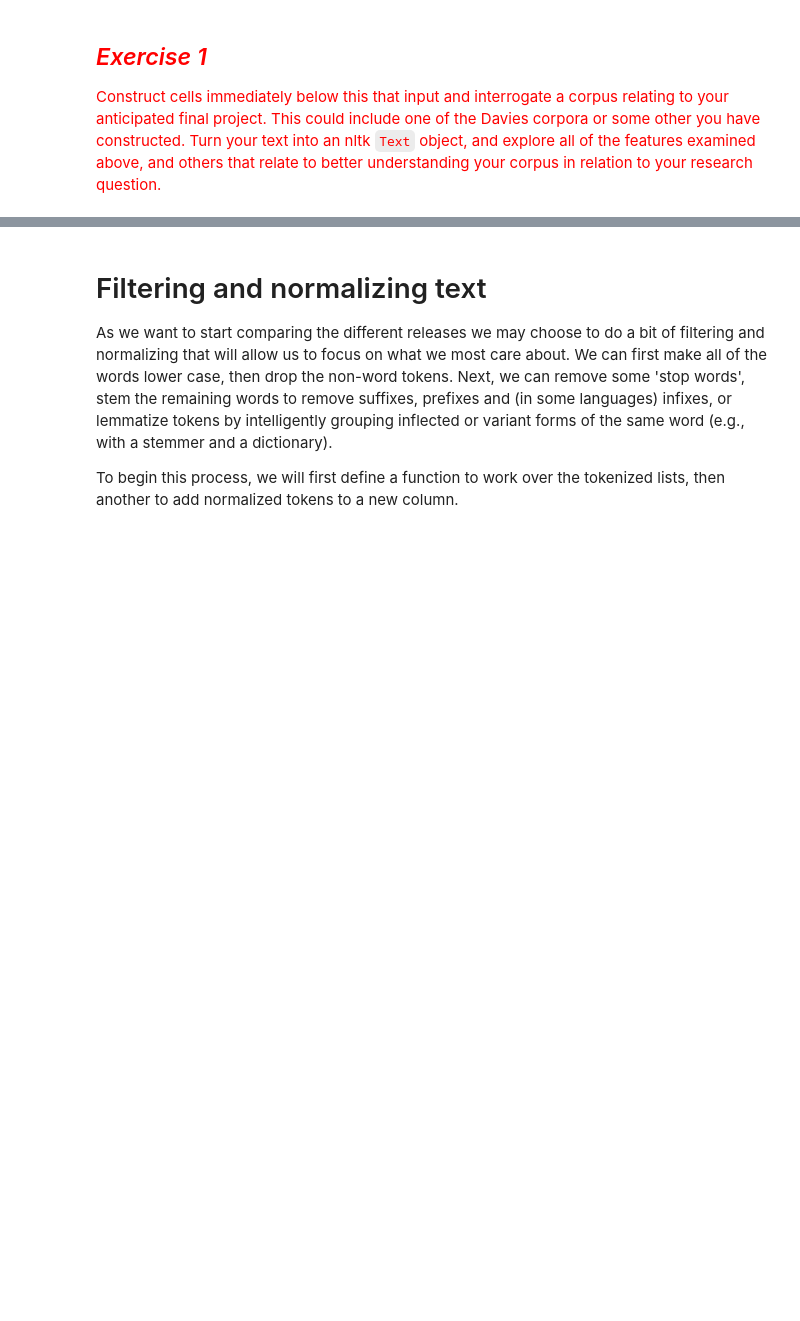
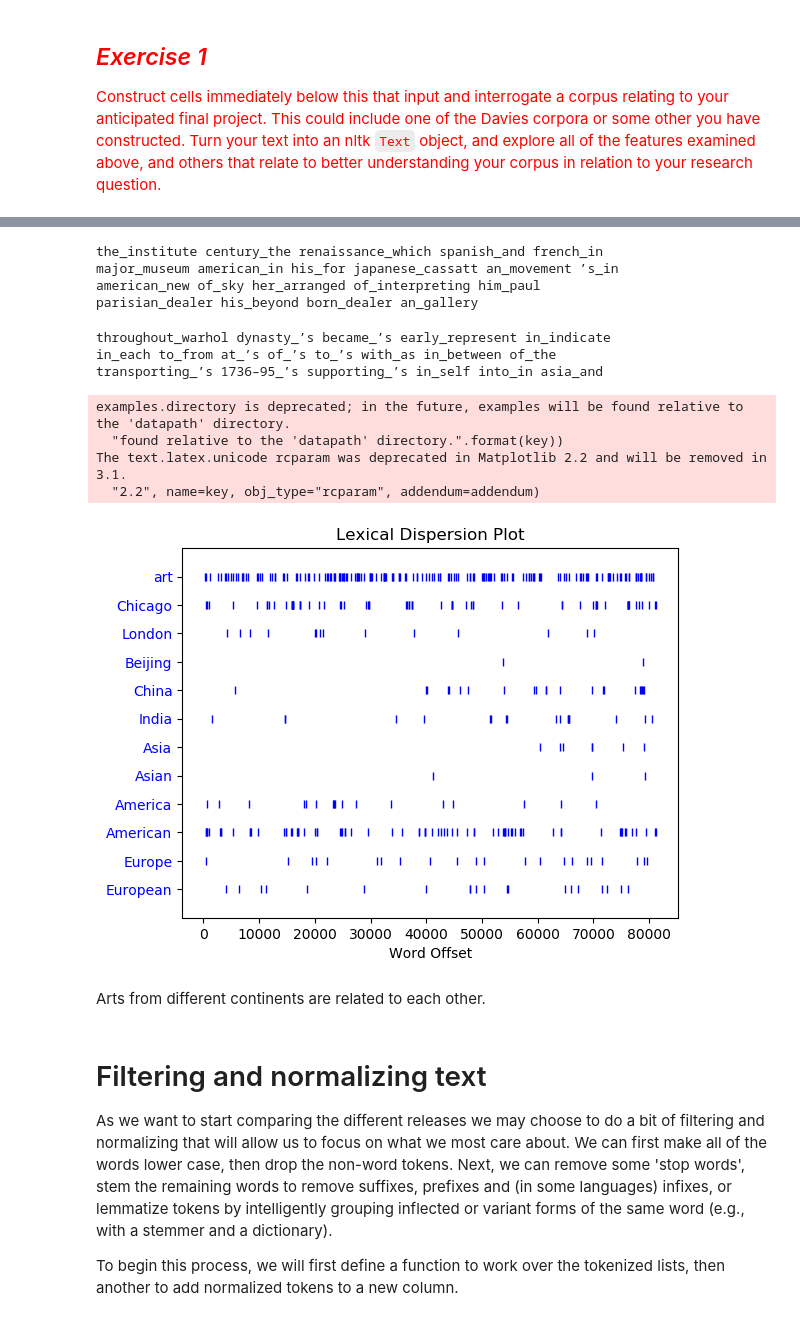
Before and after one commit to luxin-tian/Content-Analysis-2020, a Jupyter notebook: week-4/4-Counting-Words-Phrases_Exercise.ipynb, the cells around one changed output, grey strips where cells are left out. Saved outputs shown, nothing was run; the diff lists cells and outputs as text; code cells hidden in the pictures; blank space fills up the shorter version.

```diff
--- a/week-4/4-Counting-Words-Phrases_Exercise.ipynb
+++ b/week-4/4-Counting-Words-Phrases_Exercise.ipynb
@@ -473,0 +516,10 @@ whReleases
+# %%
+# Define a function to tokenize the words
+def word_tokenize(word_list):
+    tokenized = []
+    # pass word list through language model.
+    doc = nlp(word_list)
+    for token in doc:
+        if not token.is_punct and len(token.text.strip()) > 0:
+            tokenized.append(token.text)
+    return tokenized
@@ -474,3 +707,28 @@ whReleases
+# %%
+artText.common_contexts(['art'])
+# %% [output]
+the_institute century_the renaissance_which spanish_and french_in
+major_museum american_in his_for japanese_cassatt an_movement ’s_in
+american_new of_sky her_arranged of_interpreting him_paul
+parisian_dealer his_beyond born_dealer an_gallery
+# %%
+artText.common_contexts(['China'])
+# %% [output]
+throughout_warhol dynasty_’s became_’s early_represent in_indicate
+in_each to_from at_’s of_’s to_’s with_as in_between of_the
+transporting_’s 1736–95_’s supporting_’s in_self into_in asia_and
+# %%
+sns.reset_orig() #Seaborn messes with this plot, disabling it
+artText.dispersion_plot(['art','Chicago', 'London', 'Beijing', 'China', 'India', 'Asia', 'Asian', 'America', 'American', 'Europe', 'European'])
+sns.set() #Re-enabling seaborn
+# %% [output]
+examples.directory is deprecated; in the future, examples will be found relative to the 'datapath' directory.
+  "found relative to the 'datapath' directory.".format(key))
+The text.latex.unicode rcparam was deprecated in Matplotlib 2.2 and will be removed in 3.1.
+  "2.2", name=key, obj_type="rcparam", addendum=addendum)
+[figure, added]
+# %% [markdown]
+Arts from different continents are related to each other.
 # %% [markdown]
 # Filtering and normalizing text
 
```
Also changed, not shown: parts of 61 cells of this notebook, 1 other file.
